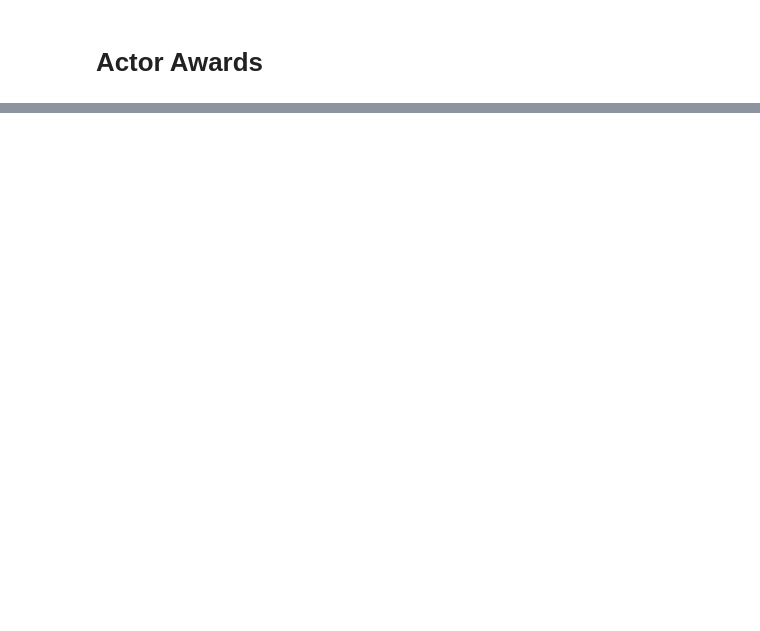
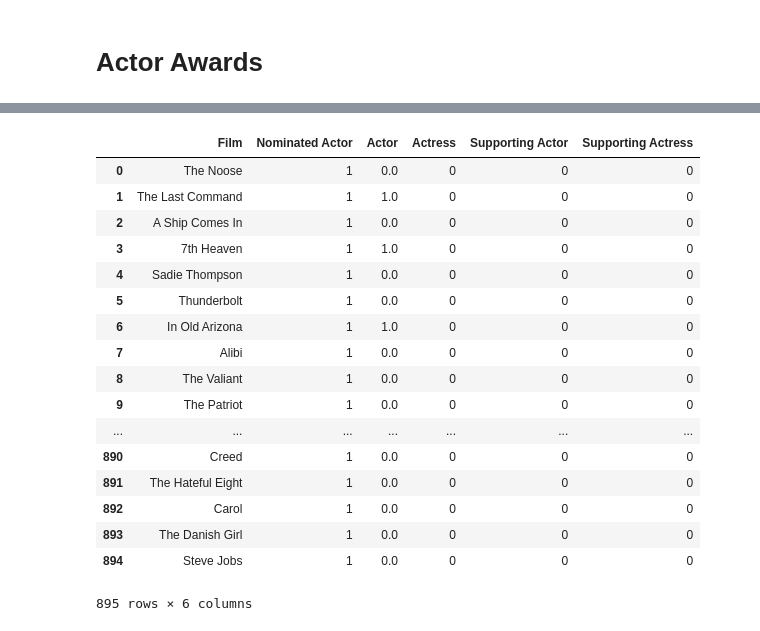
Before and after one commit to miguelgd54/Movies-Success-Data-Analysis, a Jupyter notebook: Final_Notebook.ipynb, the cells around one changed output, grey strips where cells are left out. Cells and saved outputs as stored; diff of their text form; code cells hidden in the pictures; blank space fills up the shorter version.

```diff
--- a/Final_Notebook.ipynb
+++ b/Final_Notebook.ipynb
@@ -320,0 +429,51 @@ NameError: name 'df' is not defined
+# %%
+# Setting up the data frame to contain acting related awards
+
+actors_df = pd.read_csv('awards.csv')
+
+actors_df = actors_df.loc[((actors_df['Award'] == "Actor") | (actors_df['Award'] == "Actress") | (actors_df['Award'] == "Actor in a Supporting Role") | (actors_df['Award'] == "Actress in a Supporting Role"))]
+
+actors_df = actors_df.drop(["Name", "Year", "Ceremony"], axis=1)
+actors_df.fillna(0, inplace=True)
+# %%
+awards_df = pd.DataFrame(columns=["Film", "Nominated Actor", "Actor", "Actress", "Supporting Actor", "Supporting Actress"])
+awards_df["Film"] = actors_df["Film"].unique()
+awards_df["Nominated Actor"] = 1
+awards_df.fillna(0, inplace=True)
+# %%
+actors_df.set_index('Film',inplace=True)
+awards_df.set_index('Film',inplace=True)
+
+for index, row in actors_df.iterrows():
+    if(row["Award"] == "Actor"):
+        awards_df.loc[index, "Actor"] = row["Winner"]
+    elif(row["Award"] == "Actress"):
+        awards_df.loc[index, "Actor"] = row["Winner"]
+    elif(row["Award"] == "Supporting Actor"):
+        awards_df.loc[index, "Actor"] = row["Winner"]
+    elif(row["Award"] == "Support Actress"):
+        awards_df.loc[index, "Actor"] = row["Winner"]
+
+actors_df.reset_index(inplace=True)
+awards_df.reset_index(inplace=True)
+
+awards_df
+# %% [output]
+|  | Film | Nominated Actor | Actor | Actress | Supporting Actor | Supporting Actress |
+| 0 | The Noose | 1 | 0.0 | 0 | 0 | 0 |
+| 1 | The Last Command | 1 | 1.0 | 0 | 0 | 0 |
+| 2 | A Ship Comes In | 1 | 0.0 | 0 | 0 | 0 |
+| 3 | 7th Heaven | 1 | 1.0 | 0 | 0 | 0 |
+| 4 | Sadie Thompson | 1 | 0.0 | 0 | 0 | 0 |
+| 5 | Thunderbolt | 1 | 0.0 | 0 | 0 | 0 |
+| 6 | In Old Arizona | 1 | 1.0 | 0 | 0 | 0 |
+| 7 | Alibi | 1 | 0.0 | 0 | 0 | 0 |
+| 8 | The Valiant | 1 | 0.0 | 0 | 0 | 0 |
+| 9 | The Patriot | 1 | 0.0 | 0 | 0 | 0 |
+| ... | ... | ... | ... | ... | ... | ... |
+| 890 | Creed | 1 | 0.0 | 0 | 0 | 0 |
+| 891 | The Hateful Eight | 1 | 0.0 | 0 | 0 | 0 |
+| 892 | Carol | 1 | 0.0 | 0 | 0 | 0 |
+| 893 | The Danish Girl | 1 | 0.0 | 0 | 0 | 0 |
+| 894 | Steve Jobs | 1 | 0.0 | 0 | 0 | 0 |
+895 rows × 6 columns
```
Also changed, not shown: parts of 14 cells of this notebook.
